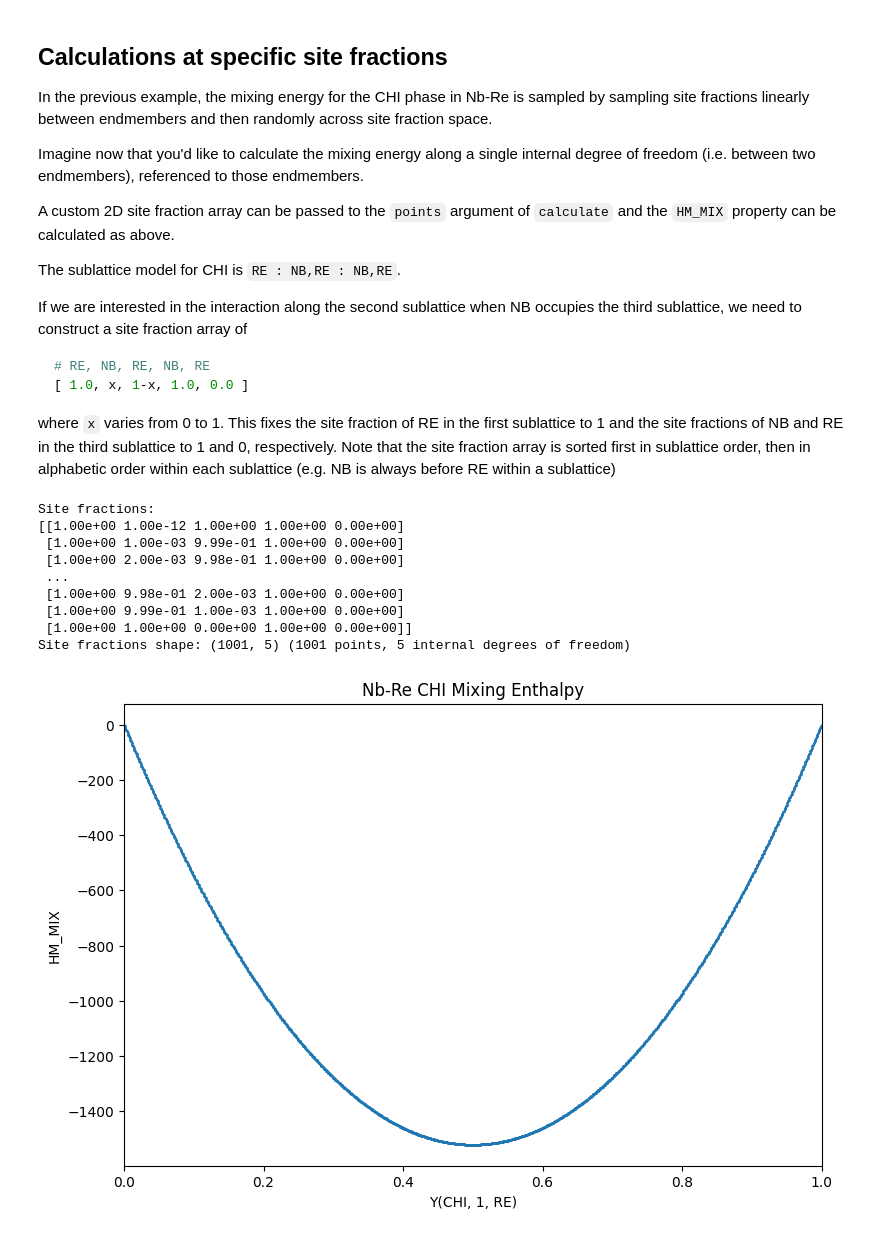
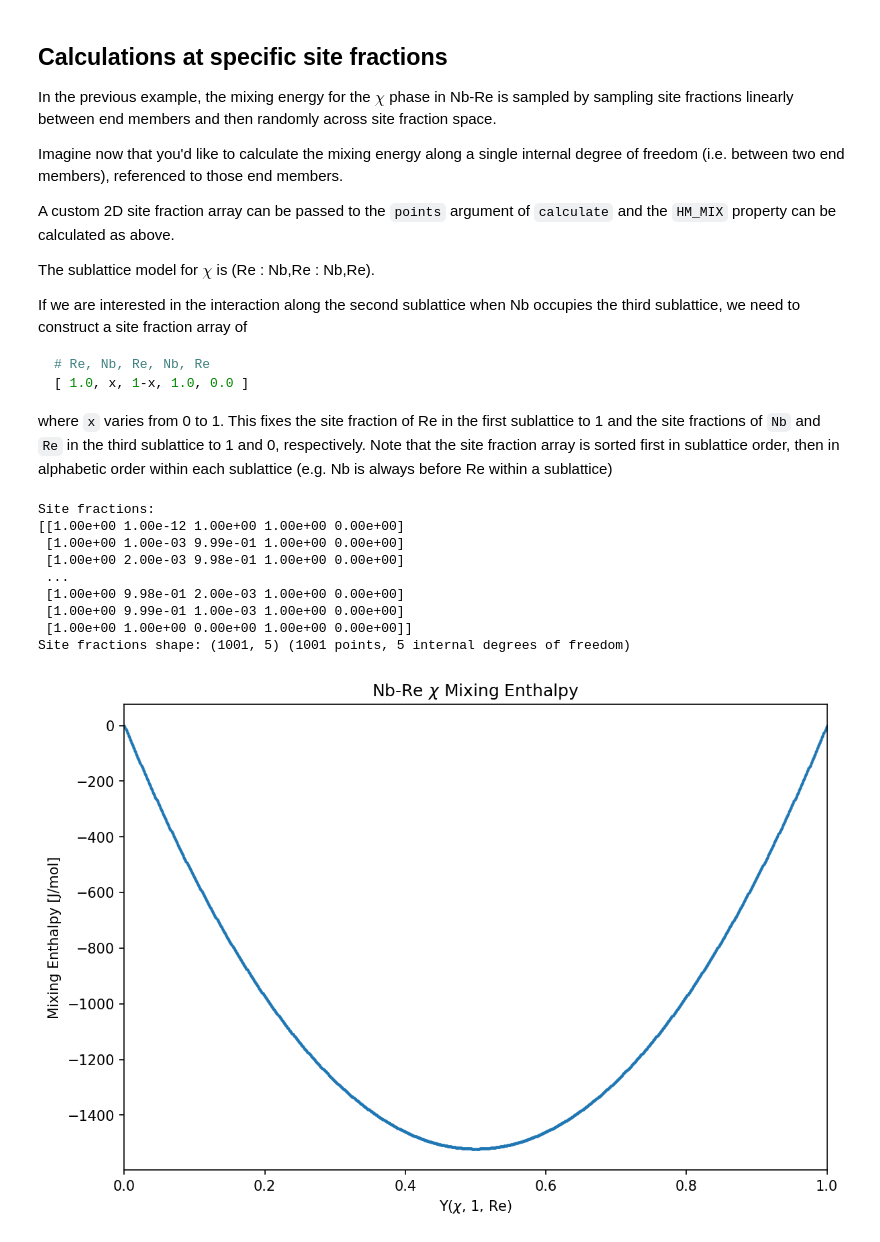
Before and after one commit to pycalphad/pycalphad, a Jupyter notebook: examples/LegacyReferenceState.ipynb, the cells around one changed output. Drawn from its saved outputs; the diff is of its cells as text; code cells hidden in the pictures.

````diff
--- a/examples/LegacyReferenceState.ipynb
+++ b/examples/LegacyReferenceState.ipynb
@@ -29,22 +30,22 @@ plt.show()
 # %% [markdown]
 ## Calculations at specific site fractions
 
-In the previous example, the mixing energy for the CHI phase in Nb-Re is sampled by sampling site fractions linearly between endmembers and then randomly across site fraction space.
+In the previous example, the mixing energy for the $\chi$ phase in Nb-Re is sampled by sampling site fractions linearly between end members and then randomly across site fraction space.
 
-Imagine now that you'd like to calculate the mixing energy along a single internal degree of freedom (i.e. between two endmembers), referenced to those endmembers.
+Imagine now that you'd like to calculate the mixing energy along a single internal degree of freedom (i.e. between two end members), referenced to those end members.
 
 A custom 2D site fraction array can be passed to the `points` argument of `calculate` and the `HM_MIX` property can be calculated as above.
 
-The sublattice model for CHI is `RE : NB,RE : NB,RE`.
+The sublattice model for $\chi$ is (Re : Nb,Re : Nb,Re).
 
-If we are interested in the interaction along the second sublattice when NB occupies the third sublattice, we need to construct a site fraction array of
+If we are interested in the interaction along the second sublattice when Nb occupies the third sublattice, we need to construct a site fraction array of
 
 ```python
-# RE, NB, RE, NB, RE
+# Re, Nb, Re, Nb, Re
 [ 1.0, x, 1-x, 1.0, 0.0 ]
 ```
 
-where `x` varies from 0 to 1. This fixes the site fraction of RE in the first sublattice to 1 and the site fractions of NB and RE in the third sublattice to 1 and 0, respectively. Note that the site fraction array is sorted first in sublattice order, then in alphabetic order within each sublattice (e.g. NB is always before RE within a sublattice)
+where `x` varies from 0 to 1. This fixes the site fraction of Re in the first sublattice to 1 and the site fractions of `Nb` and `Re` in the third sublattice to 1 and 0, respectively. Note that the site fraction array is sorted first in sublattice order, then in alphabetic order within each sublattice (e.g. Nb is always before Re within a sublattice)
 # %%
 from pycalphad import Database, calculate
 import numpy as np
@@ -59,38 +60,39 @@ x = np.linspace(1e-12, 1, n_pts)
 
 # Create the site fractions
 # The site fraction array is ordered first by sublattice, then alphabetically be species within a sublattice.
-# The site fraction array is therefore `[RE#0, NB#1, RE#1, NB#2, RE#2]`, where `#0` is the sublattice at index 0.
-# To calculate a RE:NB,RE:NB interaction requires the site fraction array to be [1, x, 1-x, 1, 0]
+# The site fraction array is therefore `[Re#0, Nb#1, Re#1, Nb#2, Re#2]`, where `#0` is the sublattice at index 0.
+# To calculate a Re:Nb,Re:Nb interaction requires the site fraction array to be [1, x, 1-x, 1, 0]
 # Note the 1-x is required for site fractions to sum to 1 in sublattice #1.
 site_fractions = np.array([np.ones(n_pts), x, 1-x, np.ones(n_pts), np.zeros(n_pts)]).T
 print('Site fractions:')
 print(site_fractions)
 print('Site fractions shape: {} ({} points, {} internal degrees of freedom)'.format(site_fractions.shape, site_fractions.shape[0], site_fractions.shape[1]))
 
 # Calculate HMR for the Chi at 2800 K from Y(CHI, 1, RE)=0 to Y(CHI, 1, RE)=1
 # Pass the custom site fractions to the `points` argument
 result = calculate(dbf, comps, "CHI_RENB", N=1, P=101325, T=2800, points=site_fractions, output='HM_MIX')
-# Extract the site fractions of RE in sublattice 1.
+
+# Extract the site fractions of Re in sublattice 1.
 Y_CHI_1_RE = result.Y.squeeze()[:, 2]
 
 # Plot
 fig = plt.figure(figsize=(9,6), dpi=150)
 ax = fig.gca()
 
 ax.scatter(Y_CHI_1_RE, result.HM_MIX, marker='.', s=5)
 ax.set_xlim((0, 1))
-ax.set_xlabel('Y(CHI, 1, RE)')
-ax.set_ylabel('HM_MIX')
-ax.set_title('Nb-Re CHI Mixing Enthalpy')
+ax.set_xlabel('Y($\\chi$, 1, Re)')
+ax.set_ylabel('Mixing Enthalpy [J/mol]')
+ax.set_title('Nb-Re $\\chi$ Mixing Enthalpy')
 plt.show()
 # %% [output]
 Site fractions:
 [[1.00e+00 1.00e-12 1.00e+00 1.00e+00 0.00e+00]
  [1.00e+00 1.00e-03 9.99e-01 1.00e+00 0.00e+00]
  [1.00e+00 2.00e-03 9.98e-01 1.00e+00 0.00e+00]
  ...
  [1.00e+00 9.98e-01 2.00e-03 1.00e+00 0.00e+00]
  [1.00e+00 9.99e-01 1.00e-03 1.00e+00 0.00e+00]
  [1.00e+00 1.00e+00 0.00e+00 1.00e+00 0.00e+00]]
 Site fractions shape: (1001, 5) (1001 points, 5 internal degrees of freedom)
-[figure, old version]
+[figure, new version]
````
Also changed, not shown: parts of 2 cells of this notebook, 9 other files.
